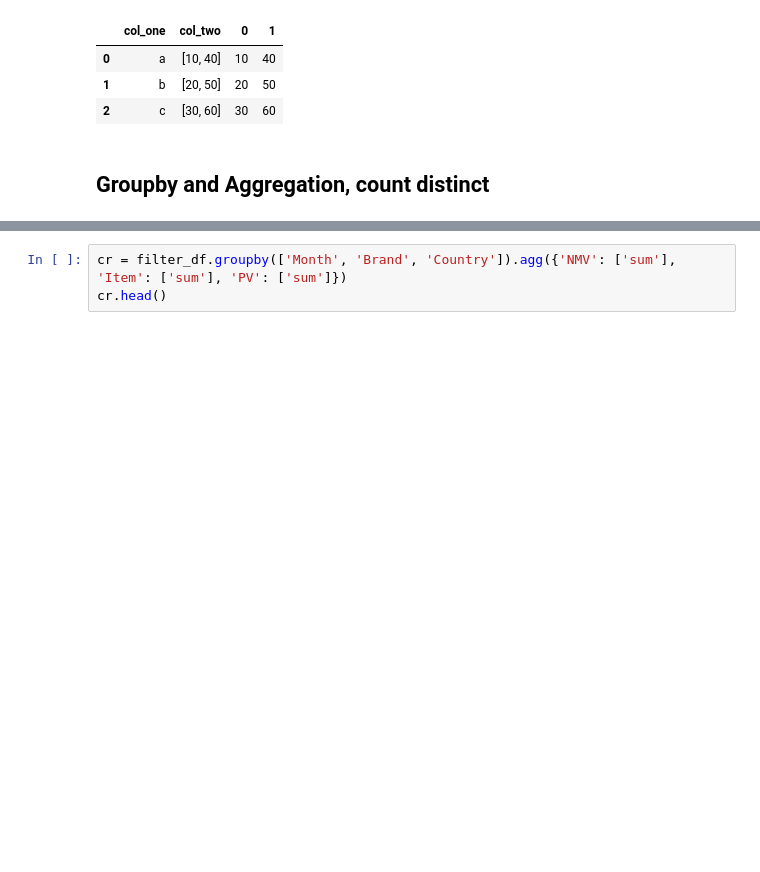
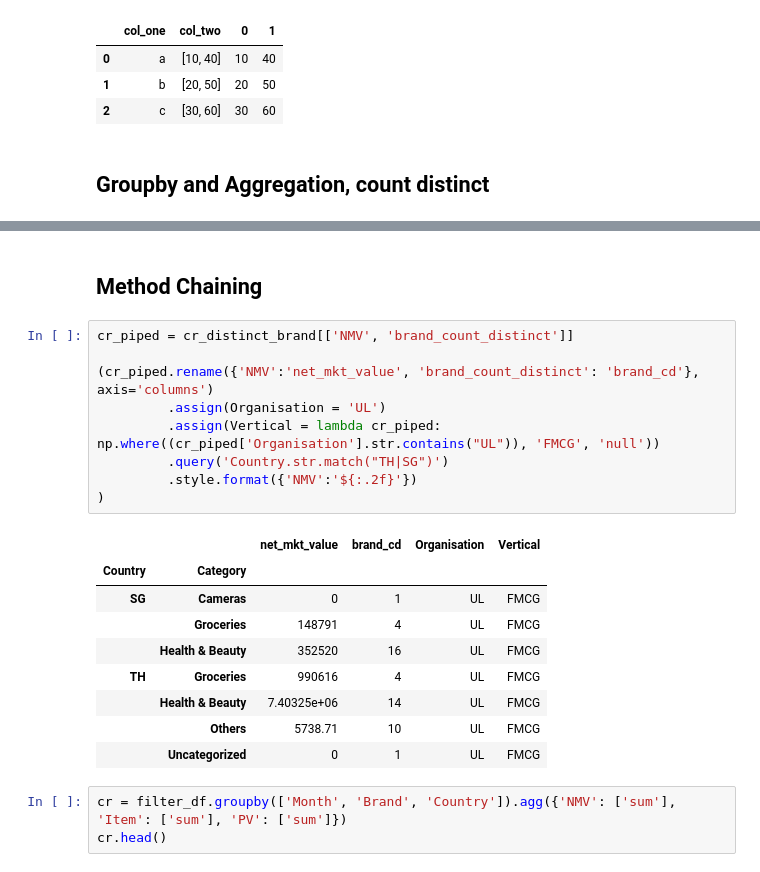
Before and after one commit to khzt2004/Python, a Jupyter notebook: Pandas_Notebook_Reference.ipynb, the cells around one changed output, grey strips where cells are left out. Cells and saved outputs as stored; diff of their text form; blank space fills up the shorter version.

```diff
--- a/Pandas_Notebook_Reference.ipynb
+++ b/Pandas_Notebook_Reference.ipynb
@@ -461,3 +462,24 @@ cr_distinct_brand
+# %% [markdown]
+## Method Chaining
+# %%
+cr_piped = cr_distinct_brand[['NMV', 'brand_count_distinct']]
+
+(cr_piped.rename({'NMV':'net_mkt_value', 'brand_count_distinct': 'brand_cd'}, axis='columns')
+         .assign(Organisation = 'UL')
+         .assign(Vertical = lambda cr_piped: np.where((cr_piped['Organisation'].str.contains("UL")), 'FMCG', 'null'))
+         .query('Country.str.match("TH|SG")')
+         .style.format({'NMV':'${:.2f}'})
+)
+# %% [output]
+|  |  | net_mkt_value | brand_cd | Organisation | Vertical |
+| Country | Category |  |  |  |  |
+| SG | Cameras | 0 | 1 | UL | FMCG |
+|  | Groceries | 148791 | 4 | UL | FMCG |
+|  | Health & Beauty | 352520 | 16 | UL | FMCG |
+| TH | Groceries | 990616 | 4 | UL | FMCG |
+|  | Health & Beauty | 7.40325e+06 | 14 | UL | FMCG |
+|  | Others | 5738.71 | 10 | UL | FMCG |
+|  | Uncategorized | 0 | 1 | UL | FMCG |
 # %%
 cr = filter_df.groupby(['Month', 'Brand', 'Country']).agg({'NMV': ['sum'], 'Item': ['sum'], 'PV': ['sum']})
 cr.head()
```
Also changed, not shown: parts of 1 cell of this notebook.
